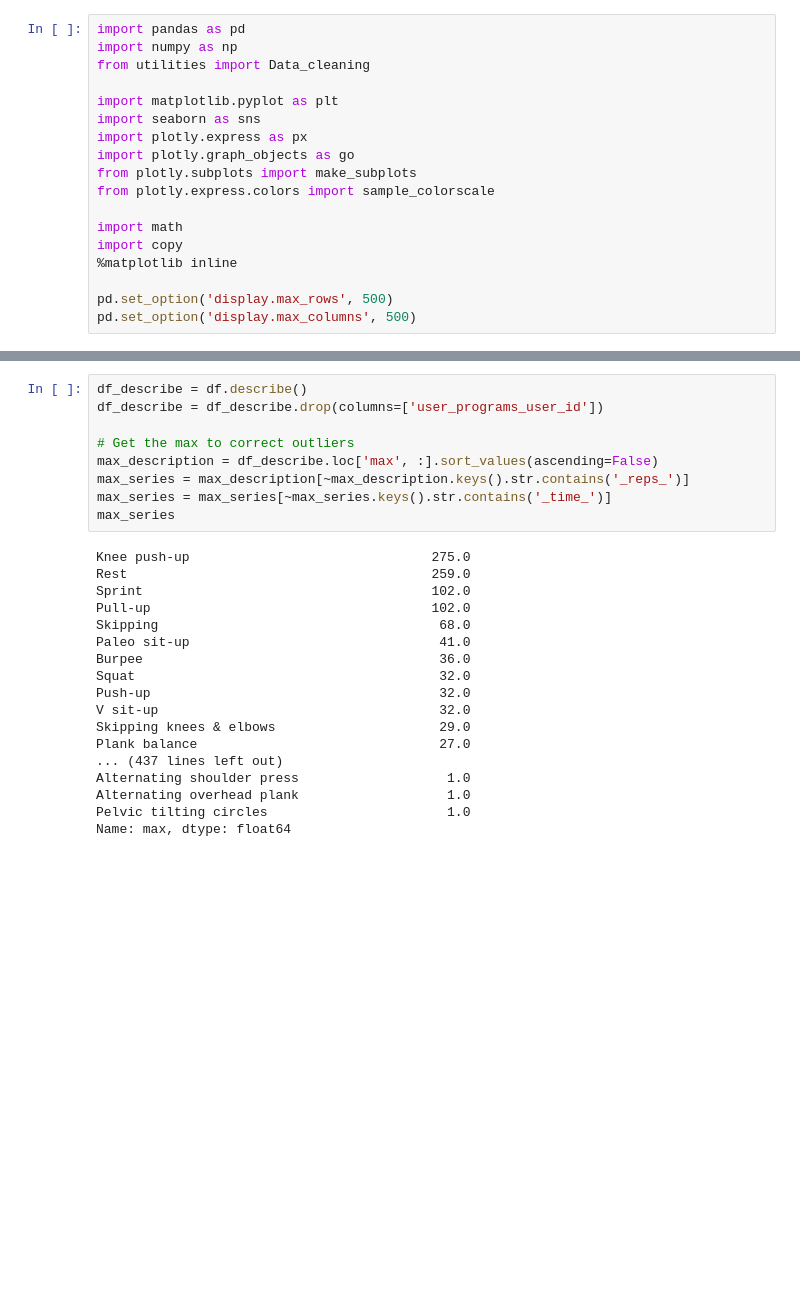
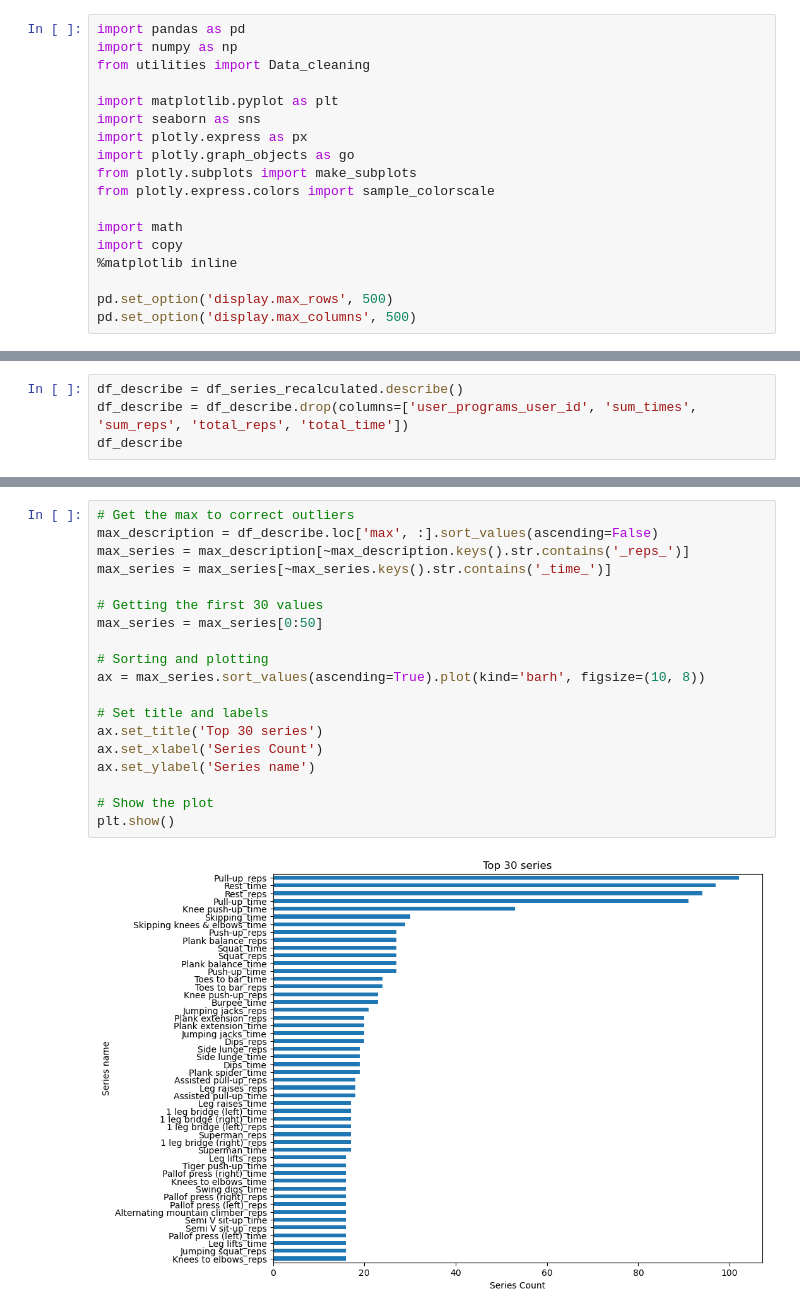
Before and after one commit to evidadeusto/mhunters, a Jupyter notebook: analysis_oscar_preprocessing/data_cleaning_dataframe_session_v0.ipynb, the cells around one changed output, grey strips where cells are left out. Cells and saved outputs as stored; diff of their text form; blank space fills up the shorter version.

Commit message:
total_reps and total_time added and tested

```diff
--- a/analysis_oscar_preprocessing/data_cleaning_dataframe_session_v0.ipynb
+++ b/analysis_oscar_preprocessing/data_cleaning_dataframe_session_v0.ipynb
@@ -29,0 +162,4 @@ df = df.set_index('session_execution_id')
+# %%
+df_describe = df_series_recalculated.describe()
+df_describe = df_describe.drop(columns=['user_programs_user_id', 'sum_times', 'sum_reps', 'total_reps', 'total_time'])
+df_describe
@@ -30,27 +177,21 @@ df = df.set_index('session_execution_id')
 # %%
-df_describe = df.describe()
-df_describe = df_describe.drop(columns=['user_programs_user_id'])
-
 # Get the max to correct outliers
 max_description = df_describe.loc['max', :].sort_values(ascending=False)
 max_series = max_description[~max_description.keys().str.contains('_reps_')]
 max_series = max_series[~max_series.keys().str.contains('_time_')]
-max_series
+
+# Getting the first 30 values
+max_series = max_series[0:50]
+
+# Sorting and plotting
+ax = max_series.sort_values(ascending=True).plot(kind='barh', figsize=(10, 8))
+
+# Set title and labels
+ax.set_title('Top 30 series')
+ax.set_xlabel('Series Count')
+ax.set_ylabel('Series name')
+
+# Show the plot
+plt.show()
 # %% [output]
-Knee push-up                               275.0
-Rest                                       259.0
-Sprint                                     102.0
-Pull-up                                    102.0
-Skipping                                    68.0
-Paleo sit-up                                41.0
-Burpee                                      36.0
-Squat                                       32.0
-Push-up                                     32.0
-V sit-up                                    32.0
-Skipping knees & elbows                     29.0
-Plank balance                               27.0
-... (437 lines left out)
-Alternating shoulder press                   1.0
-Alternating overhead plank                   1.0
-Pelvic tilting circles                       1.0
-Name: max, dtype: float64
+[figure, added]
```
Also changed, not shown: parts of 15 cells of this notebook, 5 other files.
